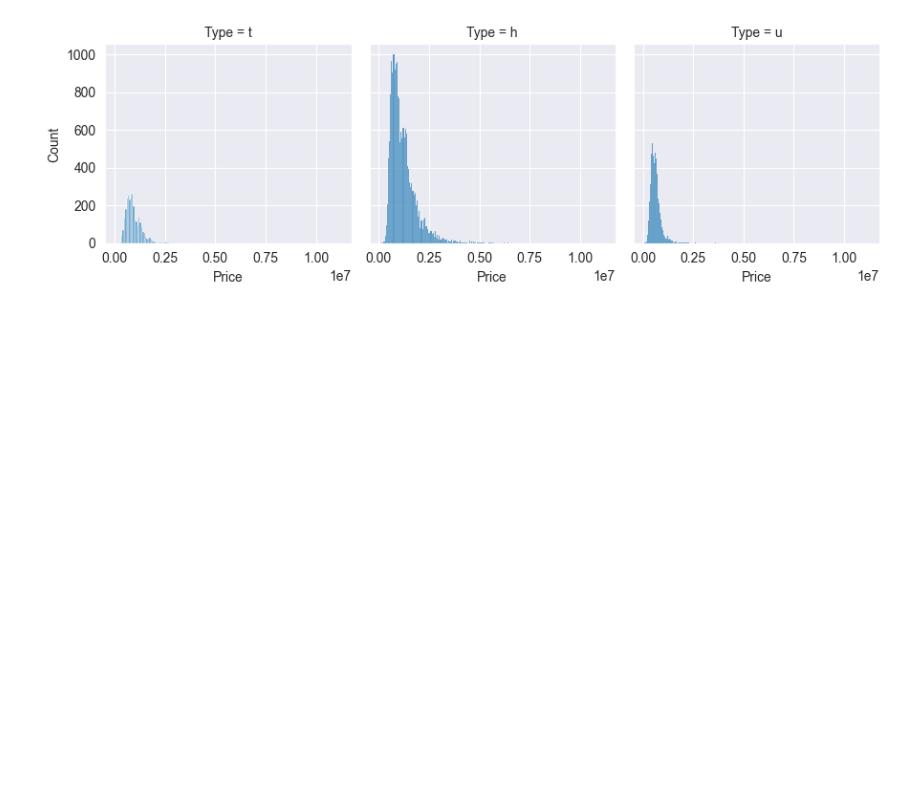
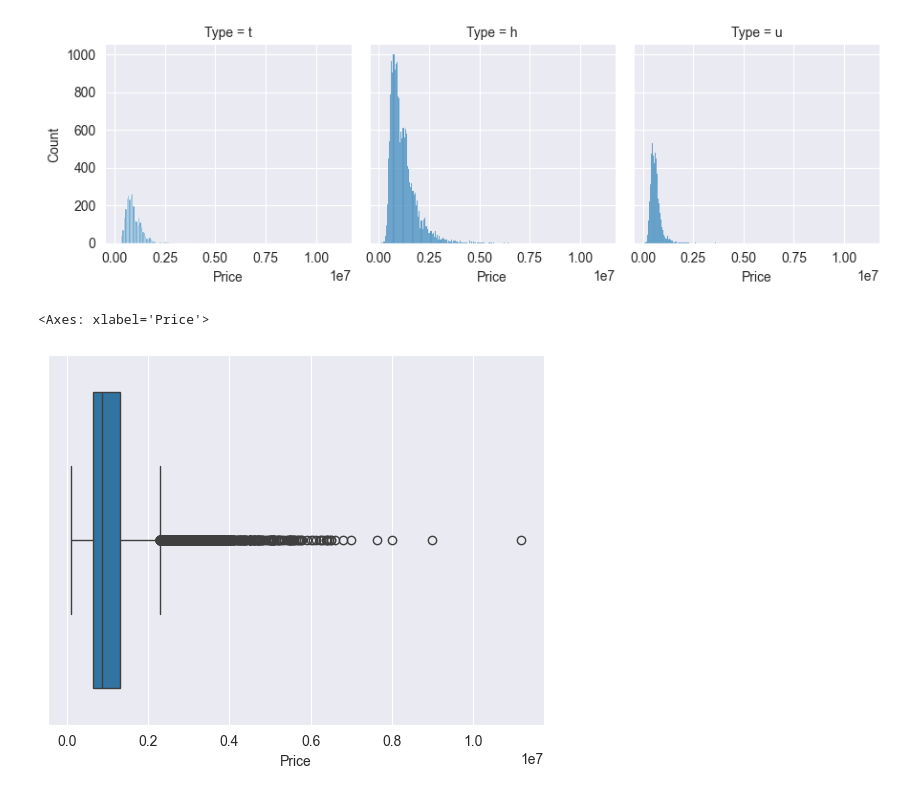
Before and after one commit to sangeemohan2003/python_learning, a Jupyter notebook: Pandas/datafiles/EDA - Exploratory Data Anaysis.ipynb, the cells around one changed output. Saved outputs shown, nothing was run; the diff lists cells and outputs as text; code cells hidden in the pictures; blank space fills up the shorter version.

Commit message:
Melbourne data check

```diff
--- a/Pandas/datafiles/EDA - Exploratory Data Anaysis.ipynb
+++ b/Pandas/datafiles/EDA - Exploratory Data Anaysis.ipynb
@@ -293,3 +293,8 @@ g.map(sns.histplot,'Price') # one for each Type value t- townhouse , h - house ,
 # %% [output]
 <seaborn.axisgrid.FacetGrid at 0x...>
 [figure]
+# %%
+sns.boxplot(data=data,x='Price')
+# %% [output]
+<Axes: xlabel='Price'>
+[figure, added]
```
Also changed, not shown: parts of 5 cells of this notebook, 1 other file.
